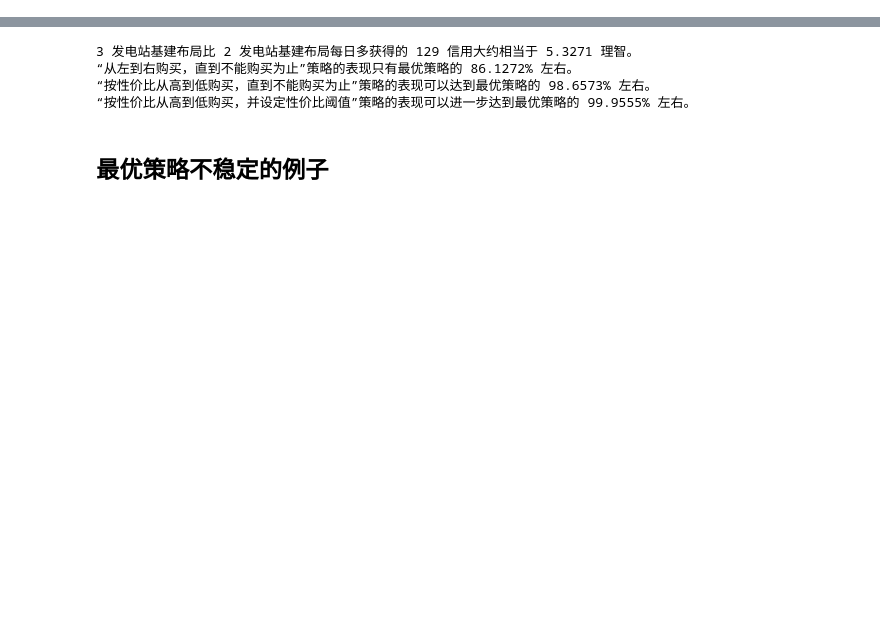
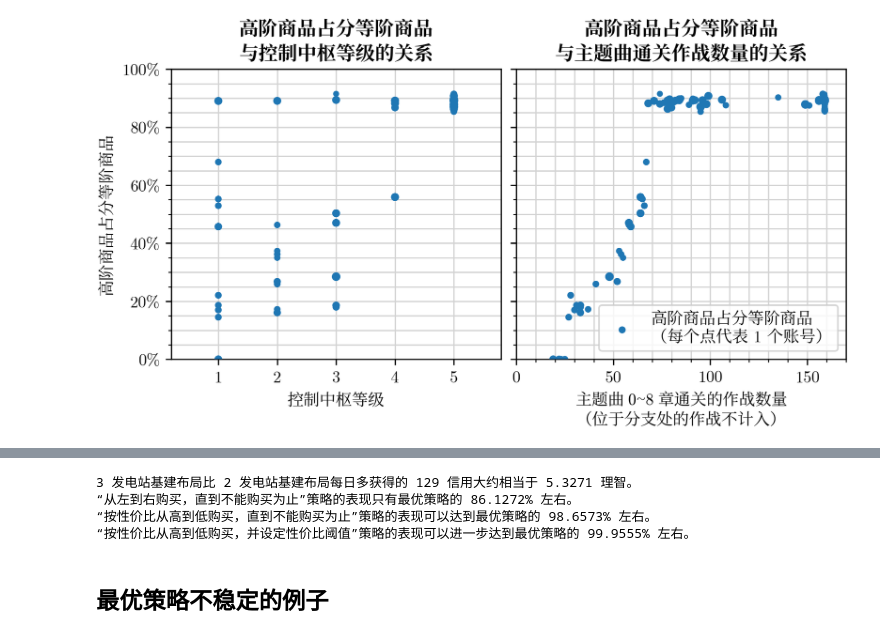
Before and after one commit to BiologyHazard/credit-store-optimizer, a Jupyter notebook: 杂项.ipynb, the cells around one changed output, grey strips where cells are left out. Cells and saved outputs as stored; diff of their text form; code cells hidden in the pictures; blank space fills up the shorter version.

```diff
--- a/杂项.ipynb
+++ b/杂项.ipynb
@@ -104,3 +106,33 @@ data_str = """主线进度0关卡数量	控制中枢等级	高阶商品占分等
+# %%
+data = pd.read_csv(StringIO(data_str), sep="\t")
+# 将“高阶商品占分等阶商品”列去掉百分号并转为浮点数
+data["高阶商品占分等阶商品"] = data["高阶商品占分等阶商品"].str.rstrip("%").astype(float) / 100
+
+fig = plt.figure(figsize=(6.5, 3.6), layout='constrained')
+ax1, ax2 = fig.subplots(1, 2, sharey=True)
+ax1: plt.Axes
+ax2: plt.Axes
+
+ax1.scatter(data["控制中枢等级"], data["高阶商品占分等阶商品"], s=data["天数"] / 6, label="高阶商品占分等阶商品（每个点代表 1 个账号）", zorder=100)
+ax2.scatter(data["主线进度0关卡数量"], data["高阶商品占分等阶商品"], s=data["天数"] / 6, label="高阶商品占分等阶商品\n（每个点代表 1 个账号）", zorder=100)
+
+ax1.set_title("高阶商品占分等阶商品\n与控制中枢等级的关系", family=["Source Han Serif SC"])
+ax2.set_title("高阶商品占分等阶商品\n与主题曲通关作战数量的关系", family=["Source Han Serif SC"])
+ax1.set_ylabel("高阶商品占分等阶商品", family=["Source Han Serif SC"])
+ax1.set_xlabel("控制中枢等级", family=["Source Han Serif SC"])
+ax2.set_xlabel("主题曲 $0$~$8$ 章通关的作战数量\n（位于分支处的作战不计入）", family=["Source Han Serif SC"])
+ax1.set_ylim(0, 1)
+ax1.set_xlim(0.2, 5.8)
+ax2.set_xlim(0, 170)
+ax1.yaxis.set_major_formatter(PercentFormatter(1.0))
+ax1.yaxis.minorticks_on()
+ax2.xaxis.minorticks_on()
+ax1.grid(True, which='both', color="lightgray")
+ax2.grid(True, which='both', color="lightgray")
+ax2.legend(prop={"family": ["CMU Serif", "Source Han Serif SC"]})
+fig.savefig("figures/高阶商品占分等阶商品与控制中枢等级和主题曲通关作战数量的关系.png")
+# %% [output]
+[figure, added]
 # %%
 data = pd.read_csv(StringIO(data_str), sep="\t")
 # 将“高阶商品占分等阶商品”列去掉百分号并转为浮点数
```
Also changed, not shown: parts of 5 cells of this notebook, 21 other files.
